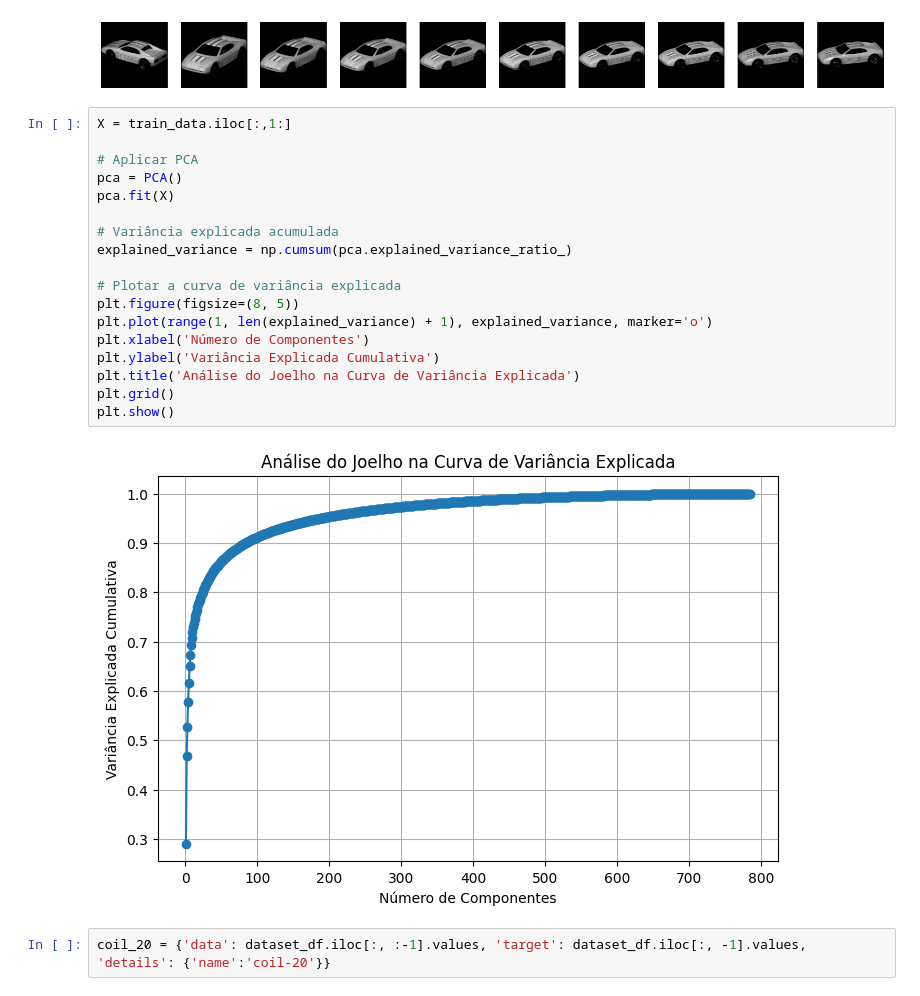
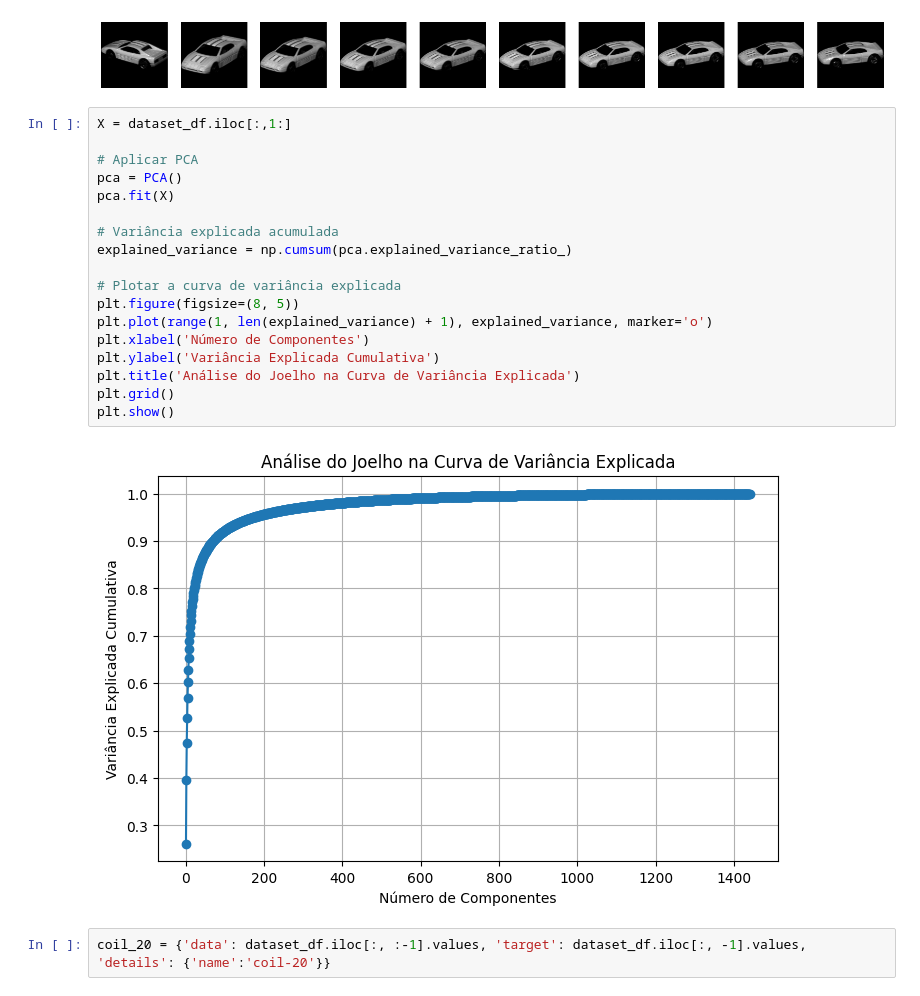
Before and after one commit to gustavochavari/curvature-based-isomap, a Jupyter notebook: experiments/other_datasets.ipynb, the cells around one changed output. Saved outputs shown, nothing was run; the diff lists cells and outputs as text.

```diff
--- a/experiments/other_datasets.ipynb
+++ b/experiments/other_datasets.ipynb
@@ -333,25 +332,25 @@ plt.show()
 # %% [output]
 [figure]
 # %%
-X = train_data.iloc[:,1:]
+X = dataset_df.iloc[:,1:]
 
 # Aplicar PCA
 pca = PCA()
 pca.fit(X)
 
 # Variância explicada acumulada
 explained_variance = np.cumsum(pca.explained_variance_ratio_)
 
 # Plotar a curva de variância explicada
 plt.figure(figsize=(8, 5))
 plt.plot(range(1, len(explained_variance) + 1), explained_variance, marker='o')
 plt.xlabel('Número de Componentes')
 plt.ylabel('Variância Explicada Cumulativa')
 plt.title('Análise do Joelho na Curva de Variância Explicada')
 plt.grid()
 plt.show()
 # %% [output]
-[figure, old version]
+[figure, new version]
 # %%
 coil_20 = {'data': dataset_df.iloc[:, :-1].values, 'target': dataset_df.iloc[:, -1].values, 'details': {'name':'coil-20'}}
 # %% [markdown]
```
Also changed, not shown: parts of 9 cells of this notebook, 2 other files.
